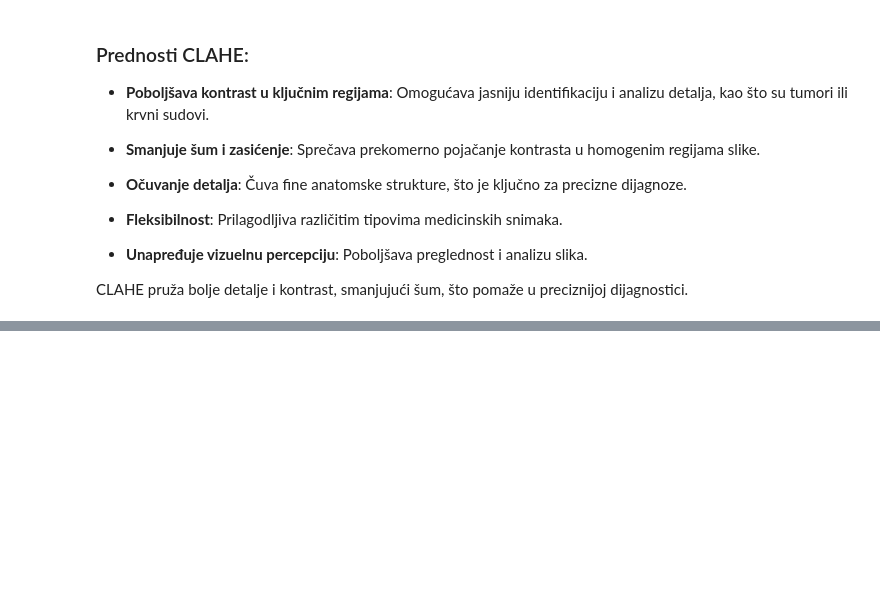
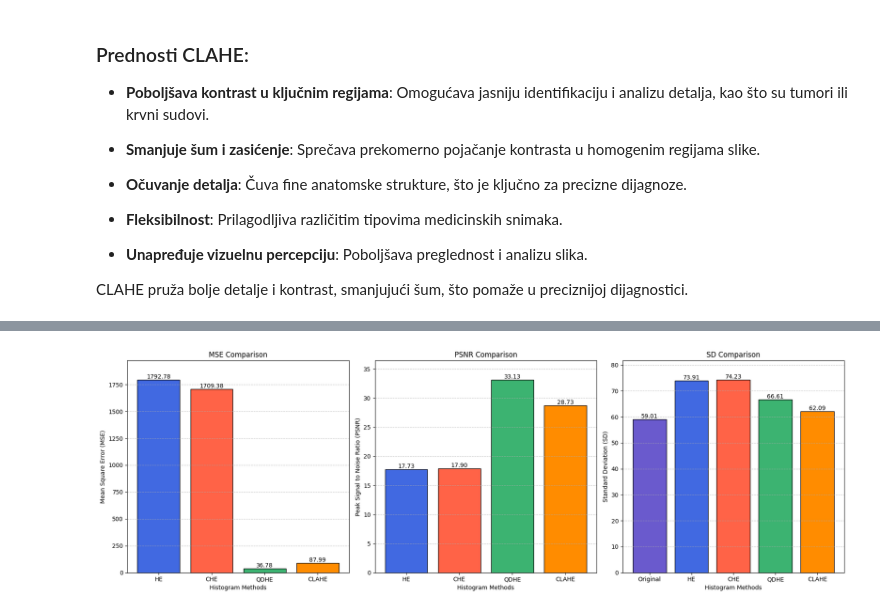
Before and after one commit to isidora00/HistogramAlgorithms, a Jupyter notebook: histogram_algorithms.ipynb, the cells around one changed output, grey strips where cells are left out. Cells and saved outputs as stored; diff of their text form; code cells hidden in the pictures; blank space fills up the shorter version.

```diff
--- a/histogram_algorithms.ipynb
+++ b/histogram_algorithms.ipynb
@@ -271,0 +309,6 @@ CLAHE pruža bolje detalje i kontrast, smanjujući šum, što pomaže u precizni
+# %%
+def calculate_mse(image1, image2):
+    if image1.shape != image2.shape:
+        raise ValueError("Input images must have the same dimensions.")
+    mse = np.mean((image1 - image2) ** 2)
+    return mse
@@ -271,0 +323,6 @@ CLAHE pruža bolje detalje i kontrast, smanjujući šum, što pomaže u precizni
+# %%
+def calculate_psnr(mse, L=256):
+    if mse == 0:
+        return float('inf')
+    psnr = 10 * np.log10(((L-1) ** 2) / mse)
+    return psnr
@@ -271,0 +339,4 @@ CLAHE pruža bolje detalje i kontrast, smanjujući šum, što pomaže u precizni
+# %%
+def calculate_sd(image):
+    sd = np.std(image)
+    return sd
@@ -271,0 +389,46 @@ CLAHE pruža bolje detalje i kontrast, smanjujući šum, što pomaže u precizni
+# %%
+dataset_path = 'images/landscape Images/gray/'
+mean_mse, mean_psnr, mean_sd = process_images_in_dataset(dataset_path)
+# %%
+methods = ['Original', 'HE', 'CHE', 'QDHE', 'CLAHE']
+mse_values = [mean_mse[method] for method in ['HE', 'CHE', 'QDHE', 'CLAHE']]
+psnr_values = [mean_psnr[method] for method in ['HE', 'CHE', 'QDHE', 'CLAHE']]
+sd_values = [mean_sd['Original']] + [mean_sd[method] for method in ['HE', 'CHE', 'QDHE', 'CLAHE']]
+
+fig, axs = plt.subplots(1, 3, figsize=(18, 6), sharey=False)
+
+
+axs[0].bar(['HE', 'CHE', 'QDHE', 'CLAHE'], mse_values, color = ['royalblue', 'tomato', 'mediumseagreen', 'darkorange'], edgecolor='black')
+for bar in axs[0].patches:
+    height = bar.get_height()
+    axs[0].text(bar.get_x() + bar.get_width() / 2, height, f'{height:.2f}', ha='center', va='bottom')
+axs[0].set_xlabel('Histogram Methods')
+axs[0].set_ylabel('Mean Square Error (MSE)')
+axs[0].set_title('MSE Comparison')
+axs[0].set_ylim(0, max(mse_values) * 1.1 )
+axs[0].grid(axis='y', linestyle='--', alpha=0.7)
+
+axs[1].bar(['HE', 'CHE', 'QDHE', 'CLAHE'], psnr_values, color=['royalblue', 'tomato', 'mediumseagreen', 'darkorange'], edgecolor='black')
+for bar in axs[1].patches:
+    height = bar.get_height()
+    axs[1].text(bar.get_x() + bar.get_width() / 2, height, f'{height:.2f}', ha='center', va='bottom')
+axs[1].set_xlabel('Histogram Methods')
+axs[1].set_ylabel('Peak Signal to Noise Ratio (PSNR)')
+axs[1].set_title('PSNR Comparison')
+axs[1].set_ylim(0, max(psnr_values) * 1.1)
+axs[1].grid(axis='y', linestyle='--', alpha=0.7)
+
+axs[2].bar(methods, sd_values, color=['slateblue','royalblue', 'tomato', 'mediumseagreen', 'darkorange'], edgecolor='black')
+for bar in axs[2].patches:
+    height = bar.get_height()
+    axs[2].text(bar.get_x() + bar.get_width() / 2, height, f'{height:.2f}', ha='center', va='bottom')
+axs[2].set_xlabel('Histogram Methods')
+axs[2].set_ylabel('Standard Deviation (SD)')
+axs[2].set_title('SD Comparison')
+axs[2].set_ylim(0, max(sd_values) * 1.1)
+axs[2].grid(axis='y', linestyle='--', alpha=0.7)
+
+plt.tight_layout()
+plt.show()
+# %% [output]
+[figure, added]
```
Also changed, not shown: parts of 14 cells of this notebook.
